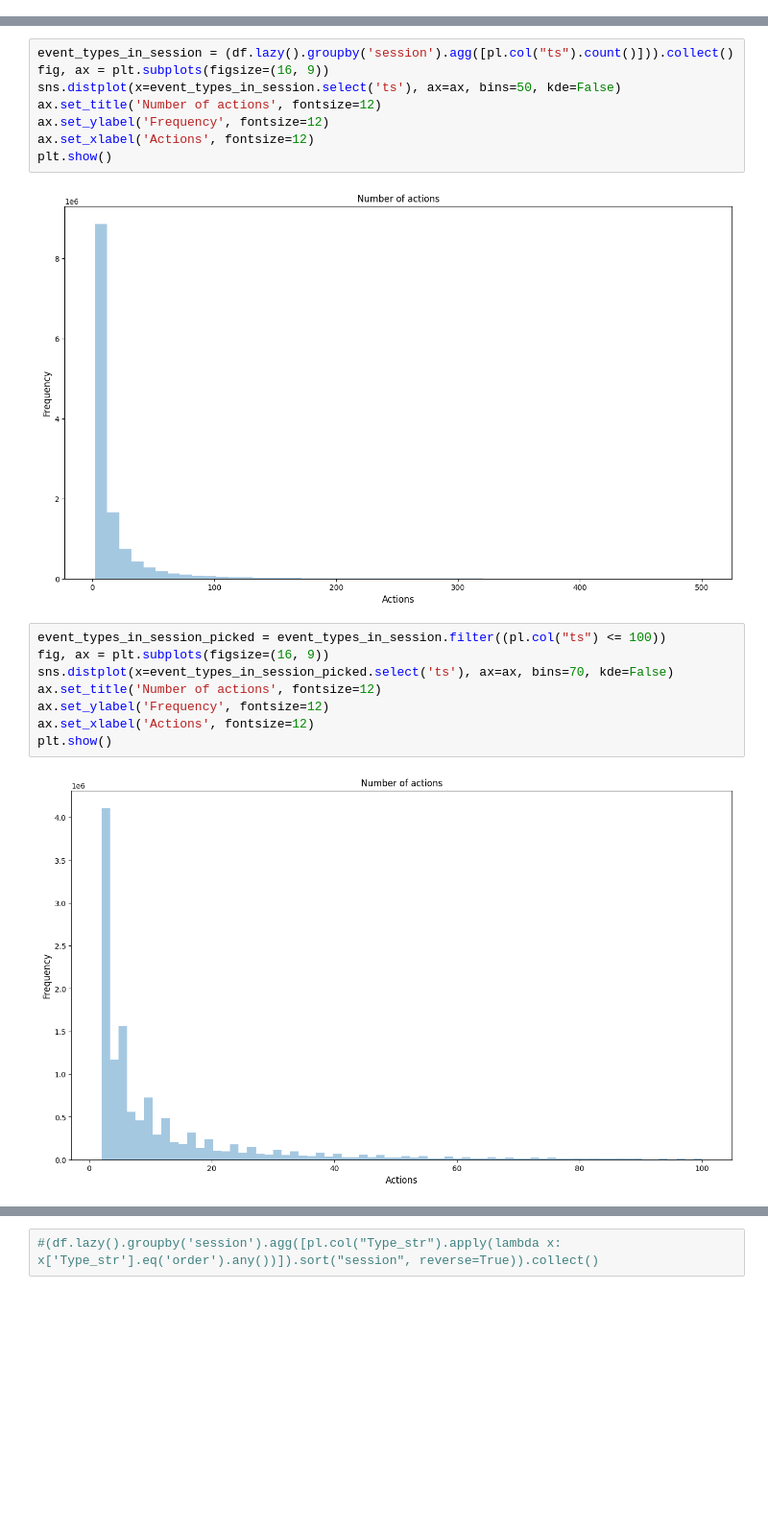
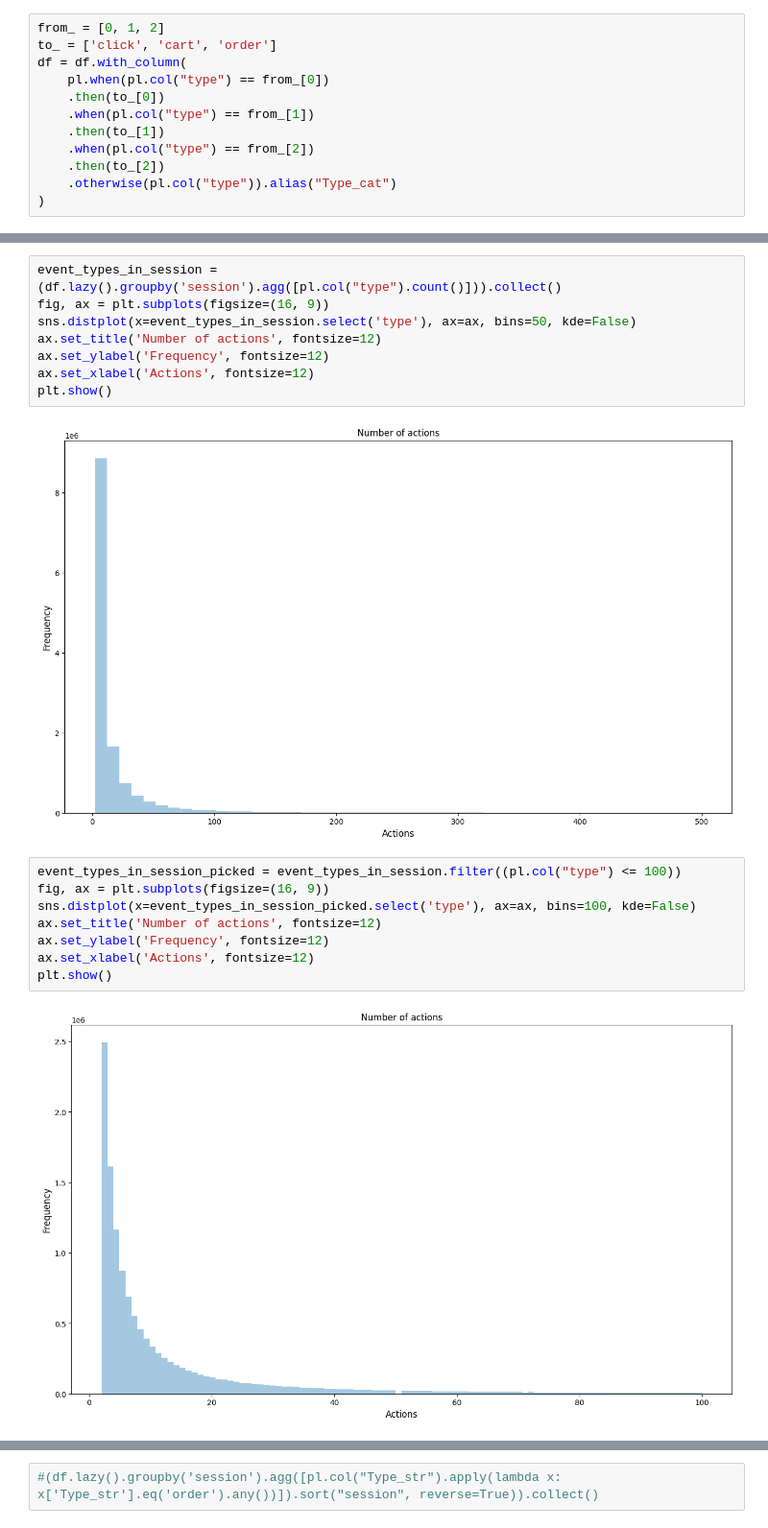
Before and after one commit to ReebalSami/Capstone-OTTO-Multi-Objective-Recommender-System, a Jupyter notebook: notebooks/EDA_1_parquet_read.ipynb, the cells around one changed output, grey strips where cells are left out. Shown at 96% size. Saved outputs shown, nothing was run; the diff lists cells and outputs as text; blank space fills up the shorter version.

```diff
--- a/notebooks/EDA_1_parquet_read.ipynb
+++ b/notebooks/EDA_1_parquet_read.ipynb
@@ -279,0 +373,12 @@ plt.show()
+# %%
+from_ = [0, 1, 2]
+to_ = ['click', 'cart', 'order']
+df = df.with_column(
+    pl.when(pl.col("type") == from_[0])
+    .then(to_[0])
+    .when(pl.col("type") == from_[1])
+    .then(to_[1])
+    .when(pl.col("type") == from_[2])
+    .then(to_[2])
+    .otherwise(pl.col("type")).alias("Type_cat")
+)
@@ -280,7 +409,7 @@ plt.show()
 # %%
-event_types_in_session = (df.lazy().groupby('session').agg([pl.col("ts").count()])).collect()
+event_types_in_session = (df.lazy().groupby('session').agg([pl.col("type").count()])).collect()
 fig, ax = plt.subplots(figsize=(16, 9))
-sns.distplot(x=event_types_in_session.select('ts'), ax=ax, bins=50, kde=False)
+sns.distplot(x=event_types_in_session.select('type'), ax=ax, bins=50, kde=False)
 ax.set_title('Number of actions', fontsize=12)
 ax.set_ylabel('Frequency', fontsize=12)
 ax.set_xlabel('Actions', fontsize=12)
@@ -288,12 +417,12 @@ plt.show()
 # %% [output]
 [figure]
 # %%
-event_types_in_session_picked = event_types_in_session.filter((pl.col("ts") <= 100))
+event_types_in_session_picked = event_types_in_session.filter((pl.col("type") <= 100))
 fig, ax = plt.subplots(figsize=(16, 9))
-sns.distplot(x=event_types_in_session_picked.select('ts'), ax=ax, bins=70, kde=False)
+sns.distplot(x=event_types_in_session_picked.select('type'), ax=ax, bins=100, kde=False)
 ax.set_title('Number of actions', fontsize=12)
 ax.set_ylabel('Frequency', fontsize=12)
 ax.set_xlabel('Actions', fontsize=12)
 plt.show()
 # %% [output]
-[figure, old version]
+[figure, new version]
```
Also changed, not shown: parts of 43 cells of this notebook.
